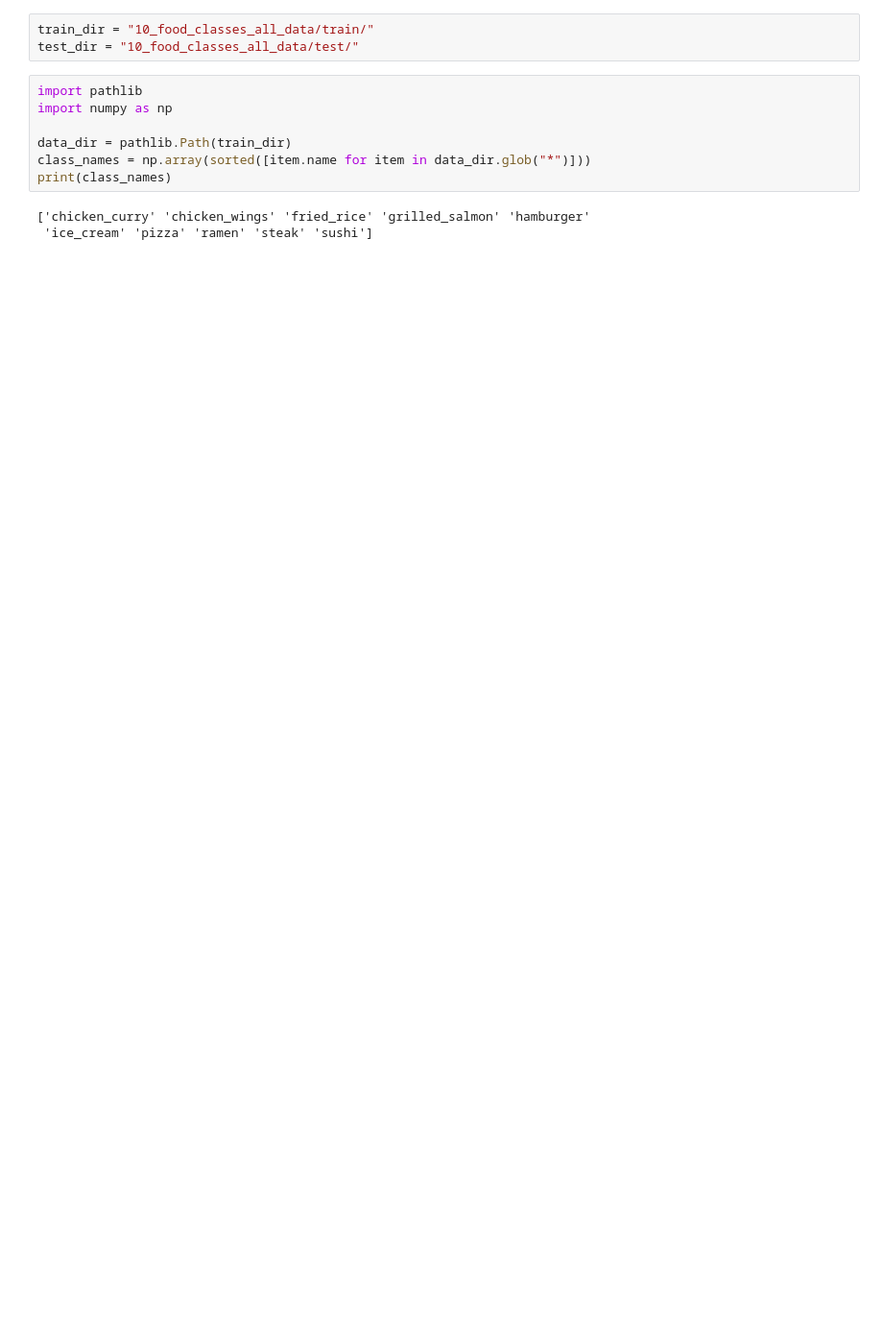
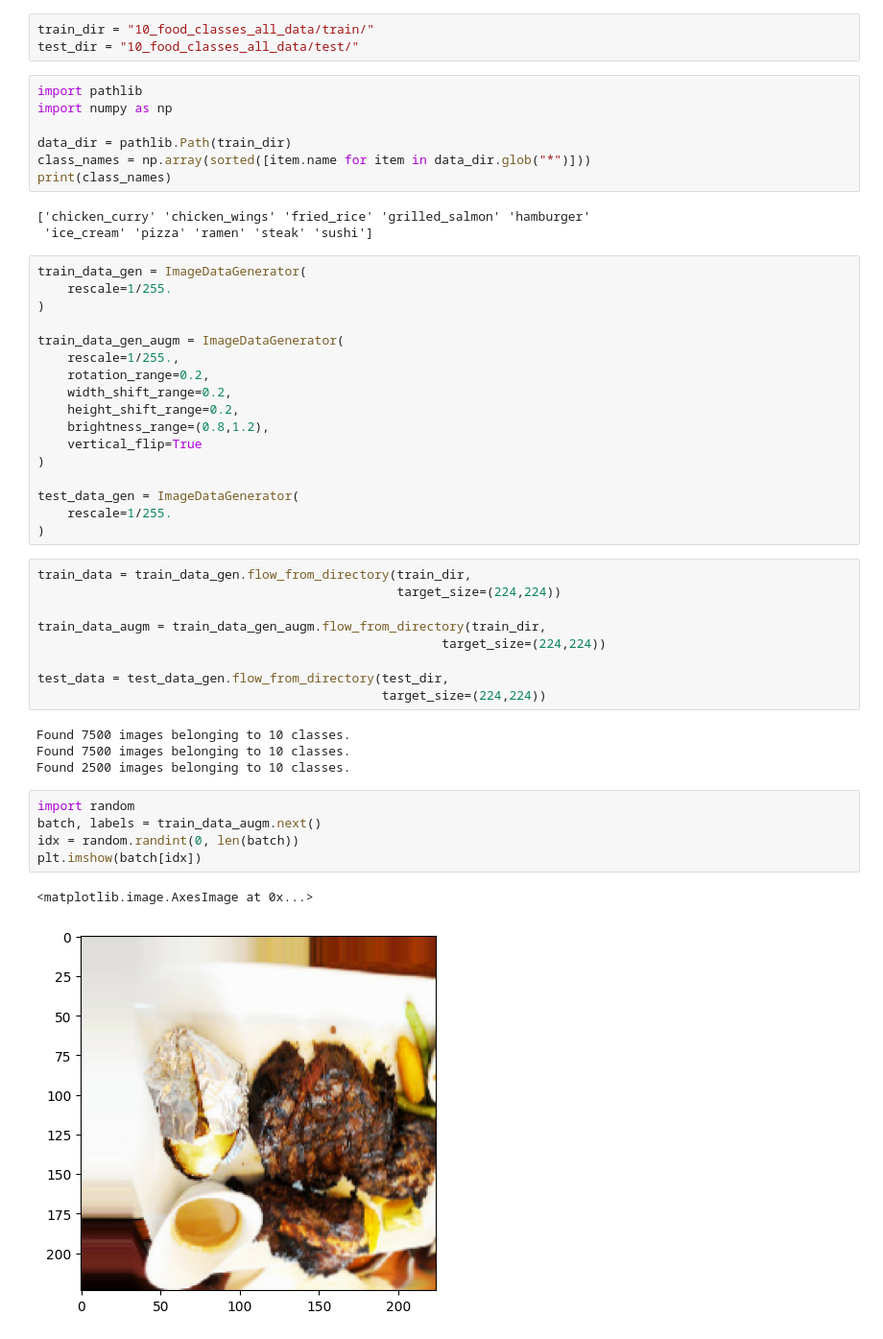
Before and after one commit to timonpalm/TFCourse, a Jupyter notebook: 04_ccn_2.ipynb, the cells around one changed output. Shown at 96% size. Cells and saved outputs as stored; diff of their text form; blank space fills up the shorter version.

```diff
--- a/04_ccn_2.ipynb
+++ b/04_ccn_2.ipynb
@@ -235,3 +235,41 @@ print(class_names)
 # %% [output]
 ['chicken_curry' 'chicken_wings' 'fried_rice' 'grilled_salmon' 'hamburger'
  'ice_cream' 'pizza' 'ramen' 'steak' 'sushi']
+# %%
+train_data_gen = ImageDataGenerator(
+    rescale=1/255.
+)
+
+train_data_gen_augm = ImageDataGenerator(
+    rescale=1/255.,
+    rotation_range=0.2,
+    width_shift_range=0.2,
+    height_shift_range=0.2,
+    brightness_range=(0.8,1.2),
+    vertical_flip=True
+)
+
+test_data_gen = ImageDataGenerator(
+    rescale=1/255.
+)
+# %%
+train_data = train_data_gen.flow_from_directory(train_dir,
+                                                target_size=(224,224))
+
+train_data_augm = train_data_gen_augm.flow_from_directory(train_dir,
+                                                      target_size=(224,224))
+
+test_data = test_data_gen.flow_from_directory(test_dir,
+                                              target_size=(224,224))
+# %% [output]
+Found 7500 images belonging to 10 classes.
+Found 7500 images belonging to 10 classes.
+Found 2500 images belonging to 10 classes.
+# %%
+import random
+batch, labels = train_data_augm.next()
+idx = random.randint(0, len(batch))
+plt.imshow(batch[idx])
+# %% [output]
+<matplotlib.image.AxesImage at 0x...>
+[figure, added]
```
Also changed, not shown: parts of 4 cells of this notebook.
